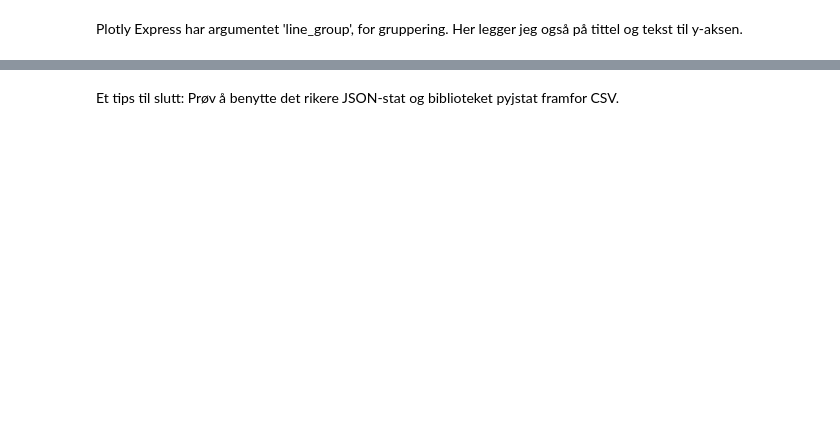
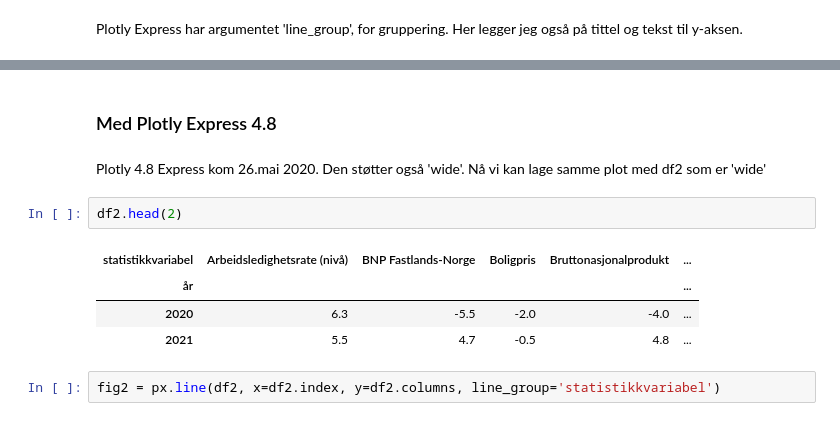
Before and after one commit to janbrus/ssb-api-python-examples, a Jupyter notebook: kt-csv-nor.ipynb, the cells around one changed output, grey strips where cells are left out. Saved outputs shown, nothing was run; the diff lists cells and outputs as text; blank space fills up the shorter version.

Commit message:
kt-csv-nor extended
Extended example shows use of Plotly Express 4.8

```diff
--- a/kt-csv-nor.ipynb
+++ b/kt-csv-nor.ipynb
@@ -120,5 +121,16 @@ px.line(df, x=('år'), y='12880: Makroøkonomiske hovedstørrelser. Regnskap og
               labels={'12880: Makroøkonomiske hovedstørrelser. Regnskap og prognoser, etter år og statistikkvariabel':'Endring / Nivå'})
 # %% [output]
 [interactive output not drawn]
-# %% [markdown]
-Et tips til slutt: Prøv å benytte det rikere JSON-stat og biblioteket pyjstat framfor CSV.
+# %% [markdown]
+### Med Plotly Express 4.8
+# %% [markdown]
+Plotly 4.8 Express kom 26.mai 2020. Den støtter også 'wide'. Nå vi kan lage samme plot med df2 som er 'wide'
+# %%
+df2.head(2)
+# %% [output]
+| statistikkvariabel | Arbeidsledighetsrate (nivå) | BNP Fastlands-Norge | Boligpris | Bruttonasjonalprodukt | ... |
+| år |  |  |  |  | ... |
+| 2020 | 6.3 | -5.5 | -2.0 | -4.0 | ... |
+| 2021 | 5.5 | 4.7 | -0.5 | 4.8 | ... |
+# %%
+fig2 = px.line(df2, x=df2.index, y=df2.columns, line_group='statistikkvariabel')
```
Also changed, not shown: parts of 15 cells of this notebook, 1 other file.
